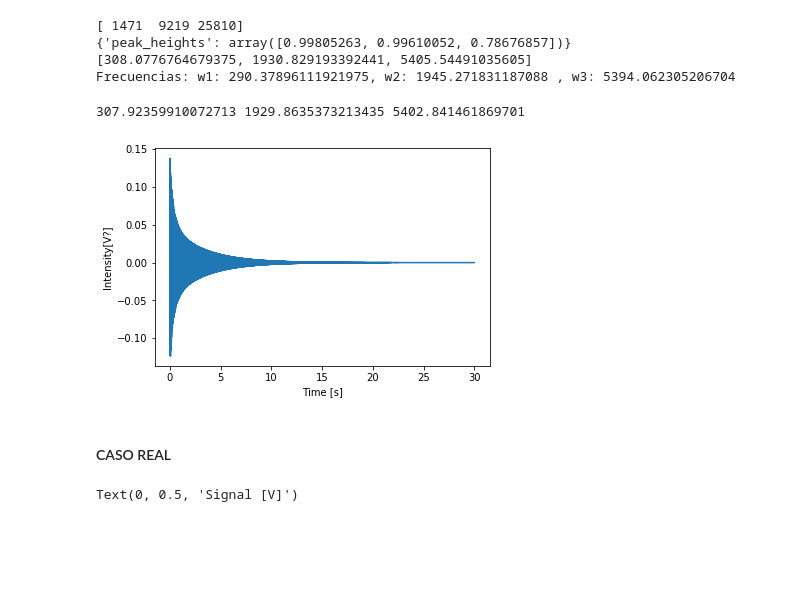
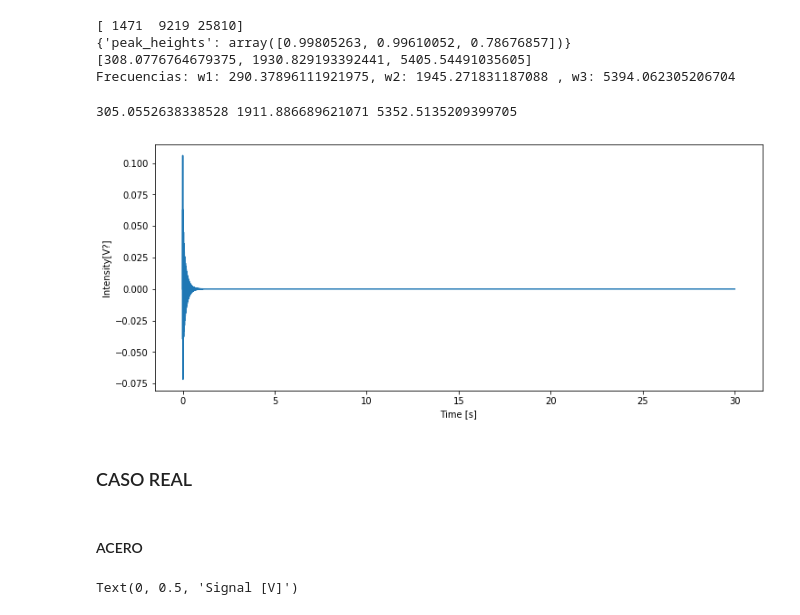
Before and after one commit to LunaKadysz/Laboratorio-4, a Jupyter notebook: Practica3/Practica3.ipynb, the cells around one changed output. Drawn from its saved outputs; the diff is of its cells as text; code cells hidden in the pictures; blank space fills up the shorter version.

```diff
--- a/Practica3/Practica3.ipynb
+++ b/Practica3/Practica3.ipynb
@@ -246,39 +246,44 @@ print(f'Frecuencias: w1: {f_[0][0] * 2 * np.pi}, w2: {f_[1][0] * 2 * np.pi} , w3
 Frecuencias: w1: 290.37896111921975, w2: 1945.271831187088 , w3: 5394.062305206704
 # %%
 %matplotlib inline
-t = np.linspace(0, 30, 1000000)
+t = np.linspace(0, 30, 30000)
 tstep = max(t)/len(t)
 fsamp = 1/tstep
 
-A1 = 0.1/2
-A2 = 0.1/2
-A3 = 0.1/2
+A1 = 0.05
+A2 = 0.05
+A3 = 0.05
 w1 = w[0]
 w2 = w[1]
 w3 = w[2]
 phi = 0
+damp = 0.019524860727455132
+
 def T(w):
     T_ = 2 * np.pi / w
     return T_
-damp = 0.001
+
 V =  A1 * np.sin( w_id(damp,w1) *t) * np.exp(-damp * t * w1) + A2 * np.sin(w_id(damp,w2) *t + phi) * np.exp(-damp * t * w2)+ A3 * np.sin(w_id(damp,w3) *t + phi)  * np.exp(-damp * t * w3)
 
-plt.figure(2)
+plt.figure(2,figsize = (12,5))
 plt.clf()
 plt.plot(t, V)
 plt.xlabel('Time [s]')
 plt.ylabel('Intensity[V?]')
+
 #MakeSpectralPlot(V, fsamp)
 
 
 print(w_id(damp,w1) , w_id(damp,w2) , w_id(damp,w3) )
 #f_ = np.array(plt.ginput(3))
 #print(f'Frecuencias: w1: {f_[0][0] * 2 * np.pi}, w2: {f_[1][0] * 2 * np.pi} , w3: {f_[2][0] * 2 * np.pi} ')
 # %% [output]
-307.92359910072713 1929.8635373213435 5402.841461869701
+305.0552638338528 1911.886689621071 5352.5135209399705
-[figure, old version]
+[figure, new version]
 # %% [markdown]
-#### CASO REAL
+### CASO REAL
+# %% [markdown]
+#### ACERO
 # %%
 import os
 import re
```
Also changed, not shown: parts of 11 cells of this notebook.
